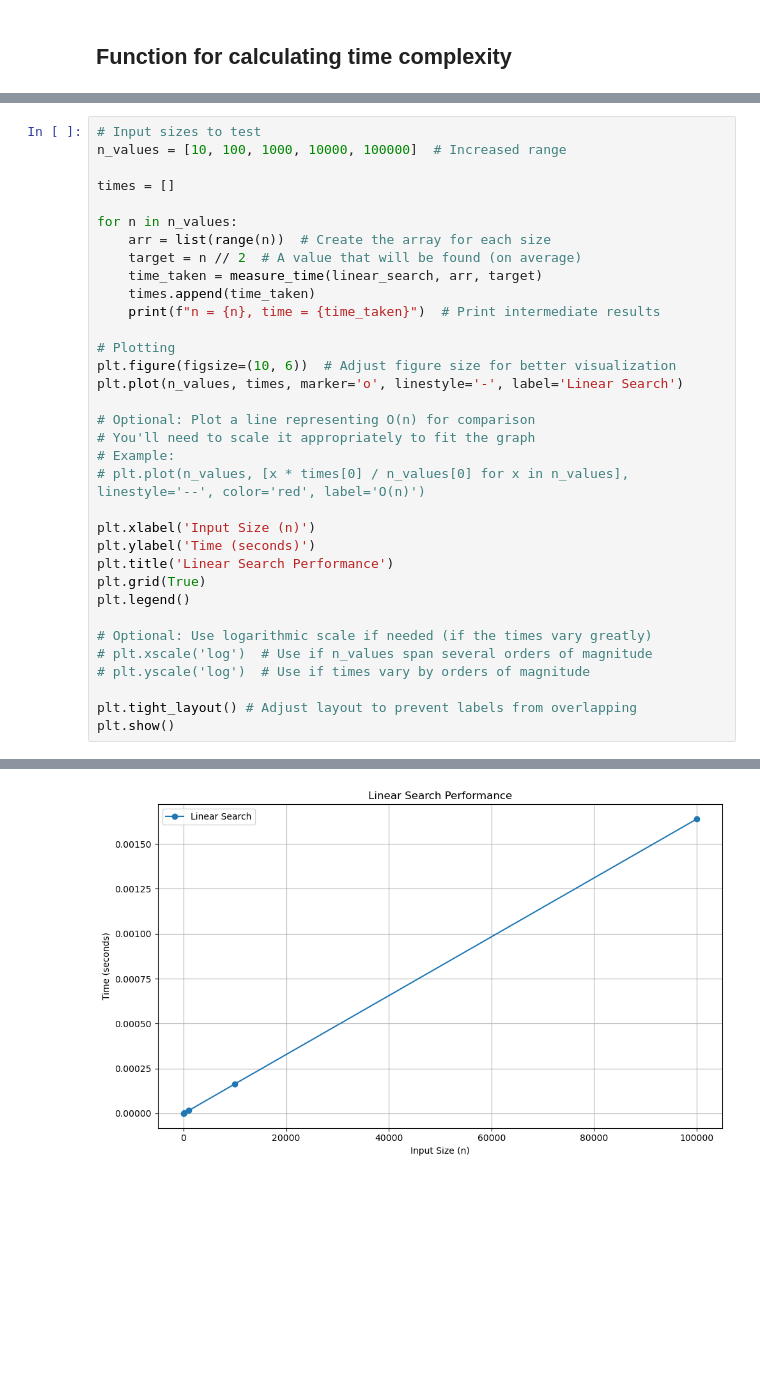
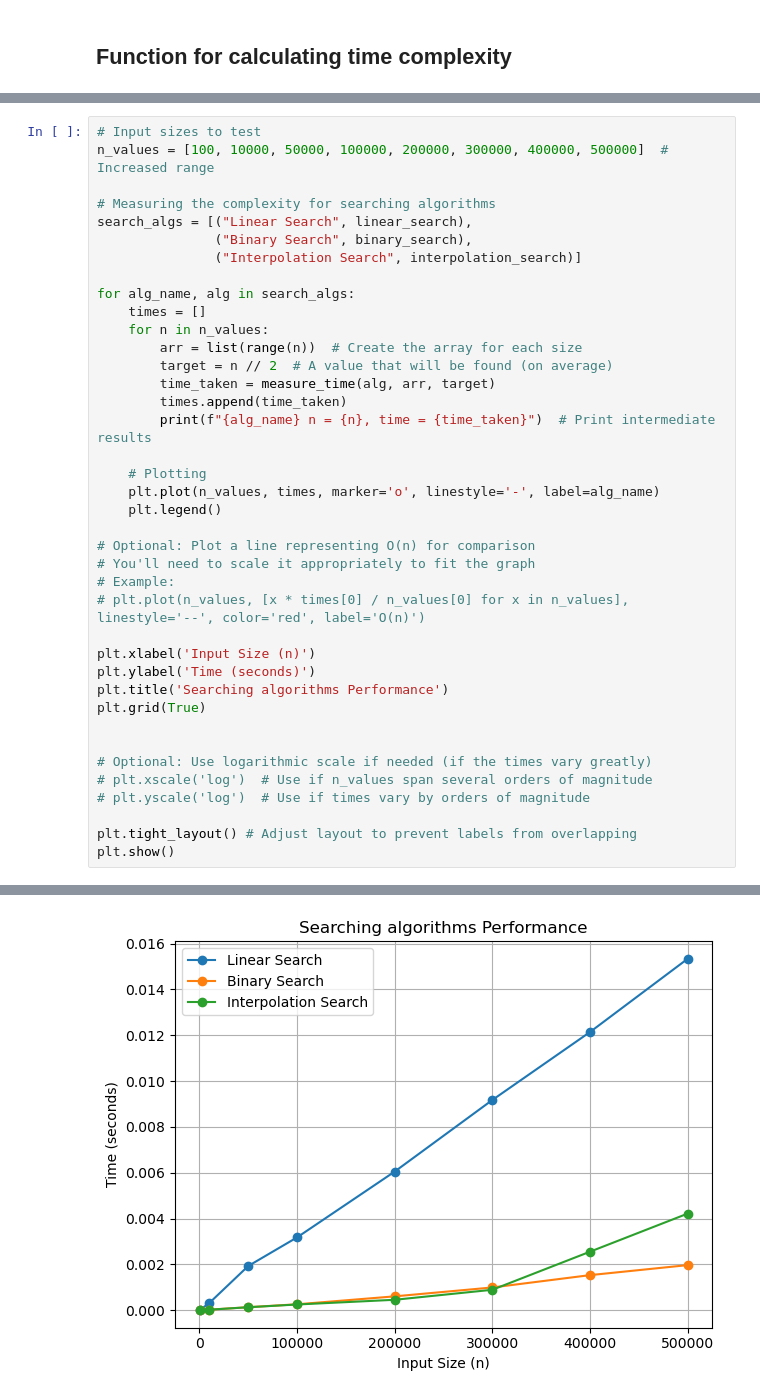
Before and after one commit to ShadaR3/Practice, a Jupyter notebook: Algorithms/Untitled.ipynb, the cells around one changed output, grey strips where cells are left out. Cells and saved outputs as stored; diff of their text form; blank space fills up the shorter version.

```diff
--- a/Algorithms/Untitled.ipynb
+++ b/Algorithms/Untitled.ipynb
@@ -99,19 +140,24 @@ Binary search time: 2.5600020308047533e-06
 # %%
 # Input sizes to test
-n_values = [10, 100, 1000, 10000, 100000]  # Increased range
+n_values = [100, 10000, 50000, 100000, 200000, 300000, 400000, 500000]  # Increased range
 
-times = []
+# Measuring the complexity for searching algorithms
+search_algs = [("Linear Search", linear_search),
+               ("Binary Search", binary_search),
+               ("Interpolation Search", interpolation_search)]
 
-for n in n_values:
-    arr = list(range(n))  # Create the array for each size
-    target = n // 2  # A value that will be found (on average)
-    time_taken = measure_time(linear_search, arr, target)
-    times.append(time_taken)
-    print(f"n = {n}, time = {time_taken}")  # Print intermediate results
+for alg_name, alg in search_algs:
+    times = []
+    for n in n_values:
+        arr = list(range(n))  # Create the array for each size
+        target = n // 2  # A value that will be found (on average)
+        time_taken = measure_time(alg, arr, target)
+        times.append(time_taken)
+        print(f"{alg_name} n = {n}, time = {time_taken}")  # Print intermediate results
 
-# Plotting
-plt.figure(figsize=(10, 6))  # Adjust figure size for better visualization
-plt.plot(n_values, times, marker='o', linestyle='-', label='Linear Search')
+    # Plotting
+    plt.plot(n_values, times, marker='o', linestyle='-', label=alg_name)
+    plt.legend()
 
 # Optional: Plot a line representing O(n) for comparison
 # You'll need to scale it appropriately to fit the graph
@@ -120,9 +166,9 @@ plt.plot(n_values, times, marker='o', linestyle='-', label='Linear Search')
 
 plt.xlabel('Input Size (n)')
 plt.ylabel('Time (seconds)')
-plt.title('Linear Search Performance')
+plt.title('Searching algorithms Performance')
 plt.grid(True)
-plt.legend()
+
 
 # Optional: Use logarithmic scale if needed (if the times vary greatly)
 # plt.xscale('log')  # Use if n_values span several orders of magnitude
@@ -139 +197 @@ n = 100000, time = 0.0016379999957280233
-[figure, old version]
+[figure, new version]
```
Also changed, not shown: parts of 8 cells of this notebook.
